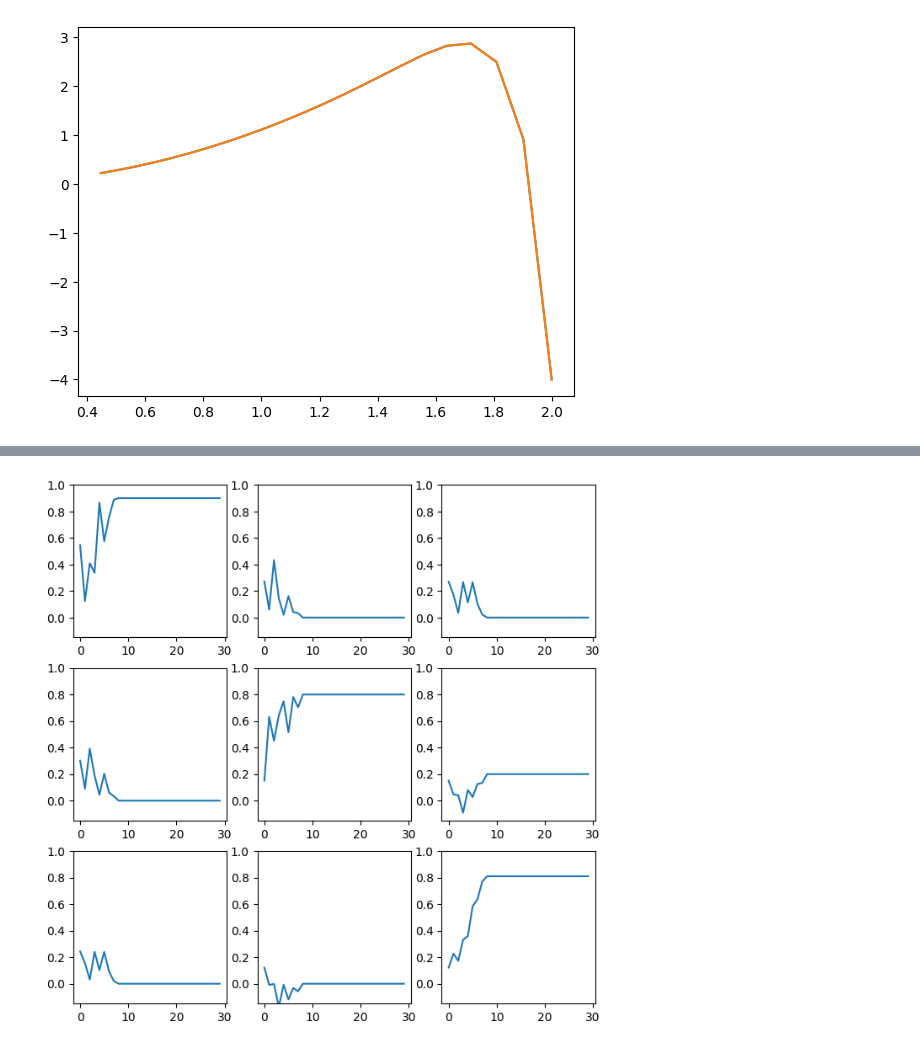
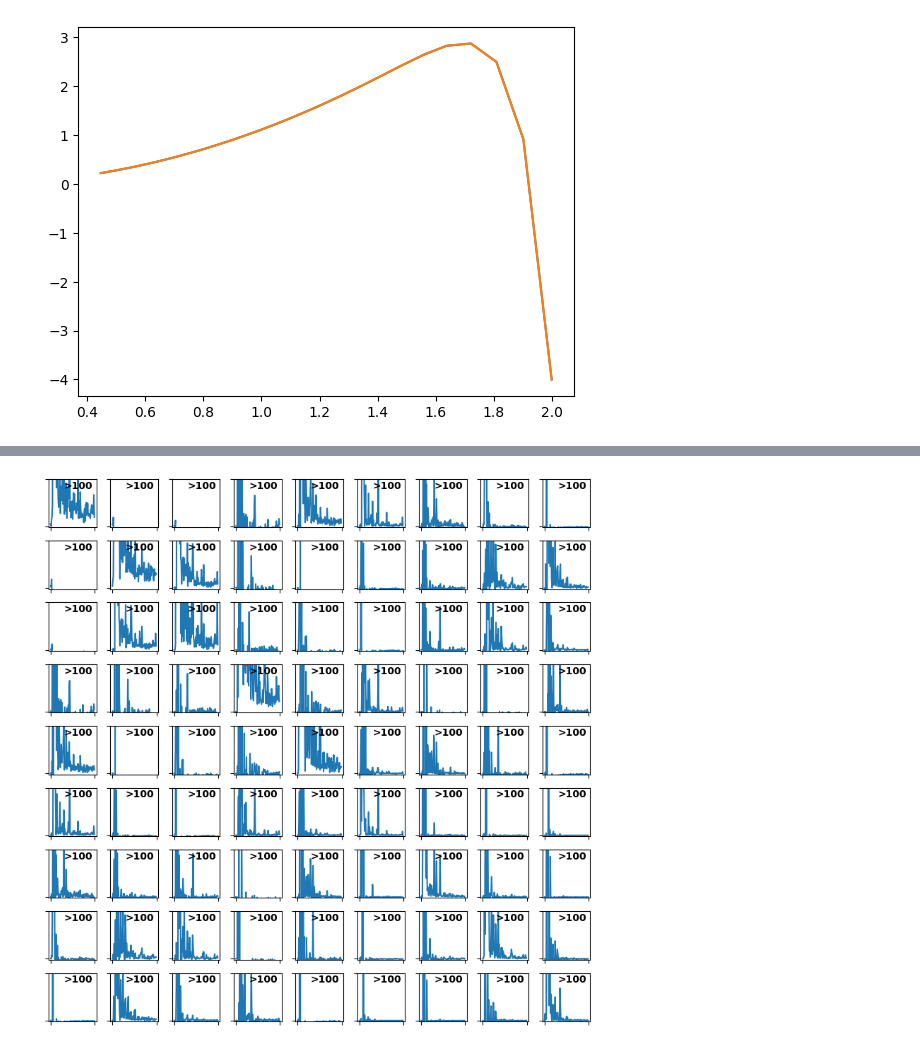
Before and after one commit to HyukpyoHong/Koopman-Operator, a Jupyter notebook: Toymodel-Koopman.ipynb, the cells around one changed output, grey strips where cells are left out. Drawn from its saved outputs; the diff is of its cells as text; code cells hidden in the pictures.

```diff
--- a/Toymodel-Koopman.ipynb
+++ b/Toymodel-Koopman.ipynb
@@ -296,10 +210,14 @@ K_true = [[1+mu0, 0], [0, 1+lambda0]]
 
 d = 2 # the number of variables (=the dimension) of the original dynamical system.
 #M = 100 # the number of observed data.
-M_max = 100
+M_max = 1000 # the number of observed data.
 N = 9 # the total number of observable functions, psi_m's.
 
 K_approx = np.zeros([N,N,M_max])
+G_approx = np.zeros([N,N,M_max])
+G_pinv = np.zeros([N,N,M_max])
+A_approx = np.zeros([N,N,M_max])
+
 for M in range(1,M_max+1):
 
     #x_mat_pre = np.random.default_rng().exponential(scale=1, size=[d,M])
@@ -317,8 +235,9 @@ for M in range(1,M_max+1):
         psi_X[i,:] = psi_d2(x_mat[:,i])
         psi_Y[i,:] = psi_d2(y_mat[:,i])
 
-    G_approx = 1/M * np.matmul(psi_X.transpose(), psi_X) # N x N matrix
-    A_approx = 1/M * np.matmul(psi_X.transpose(), psi_Y) # N x N matrix
+    G_approx[:,:,M-1] = 1/M * np.matmul(psi_X.transpose(), psi_X) # N x N matrix
+    A_approx[:,:,M-1] = 1/M * np.matmul(psi_X.transpose(), psi_Y) # N x N matrix
 
-    K_approx[:,:,M-1] = np.matmul(np.linalg.pinv(G_approx), A_approx).transpose()  # N x N matrix
+    G_pinv[:,:,M-1] = np.linalg.pinv(G_approx[:,:,M-1]) # N x N matrix
+    K_approx[:,:,M-1] = np.matmul(G_pinv[:,:,M-1], A_approx[:,:,M-1]).transpose()  # N x N matrix
 # %%
@@ -363,17 +393,38 @@ ax[2].set_title('RW starting at Node 2');
 # %%
-K_approx[0,0,:]
-iter_range = range(30)
-i_list = [0,1,2]
-j_list = [0,1,2]
+# This block of codes is for the 3-dimensional K matrix array.
 
-fig2, ax2 = plt.subplots(len(i_list), len(j_list), figsize = (8,8))
+# Draw the evolution of each entry in the Koopman matrix approximated with increasing number of data from 1 to 100.
+K_tmp = K_approx[:,:,0] # current approximation. We keep updating this matrix.
+
+iter_range = range(100)
+# i_list = [0,1,2]
+# j_list = [0,1,2]
+i_list = range(9)
+j_list = range(9)
+ylim0 = [-2, 100]
+
+var_mat = np.zeros([N,N])
+fig5, ax5 = plt.subplots(len(i_list), len(j_list), figsize = (8,8))
 #fig2.tight_layout(pad=3.0)
 for i in i_list:
     for j in j_list:
-        ax2[i,j].plot(iter_range,K_approx[i,j,iter_range])
-        ax2[i,j].set_ylim([-0.15, 1])
-        #ax2[i,j].set_xticklabels('')
-        #ax2[i,j].set_yticklabels('')
-fig.tight_layout(pad=1.0)
+        ax5[i,j].plot(iter_range,G_pinv[i,j,iter_range])
+        ax5[i,j].set_ylim(ylim0)
+        ax5[i,j].set_xticklabels('')
+        ax5[i,j].set_yticklabels('')
+
+        if np.var(G_pinv[i,j,iter_range]) < 9.5:
+            var_mat[i,j] = round(np.var(G_pinv[i,j,iter_range]), 2)
+        else:
+            var_mat[i,j] = round(np.var(G_pinv[i,j,iter_range]))
+
+        if var_mat[i,j] < 100:
+            ax5[i,j].text(0.3*np.max(iter_range), 0.8*ylim0[1] + 0.2*ylim0[0], str(var_mat[i,j]),weight="bold")
+        else:
+            ax5[i,j].text(0.3*np.max(iter_range), 0.8*ylim0[1] + 0.2*ylim0[0], '>100',weight="bold")
+
+
+fig5.tight_layout(pad=1.0)
+plt.savefig('G_pinv_trans_approx.png')
 # %% [output]
-[figure, old version]
+[figure, new version]
```
Also changed, not shown: parts of 20 cells of this notebook, 2 other files.
